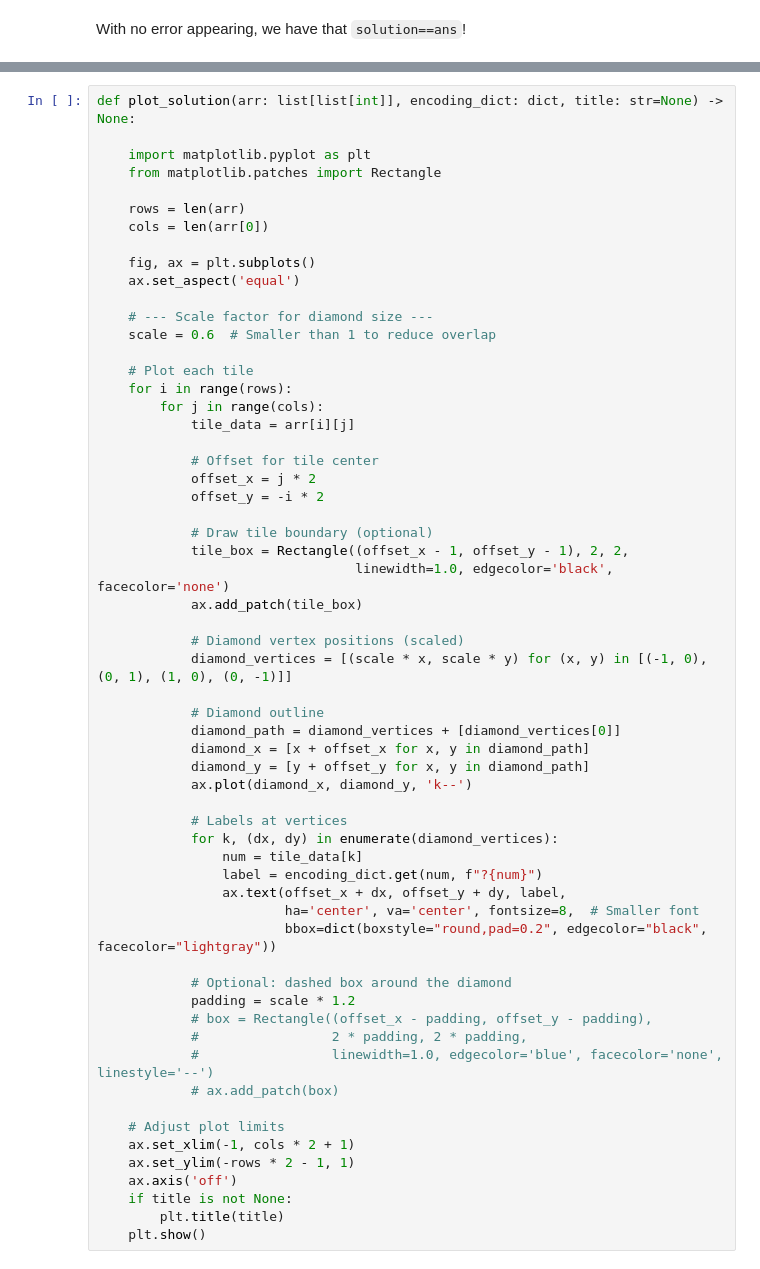
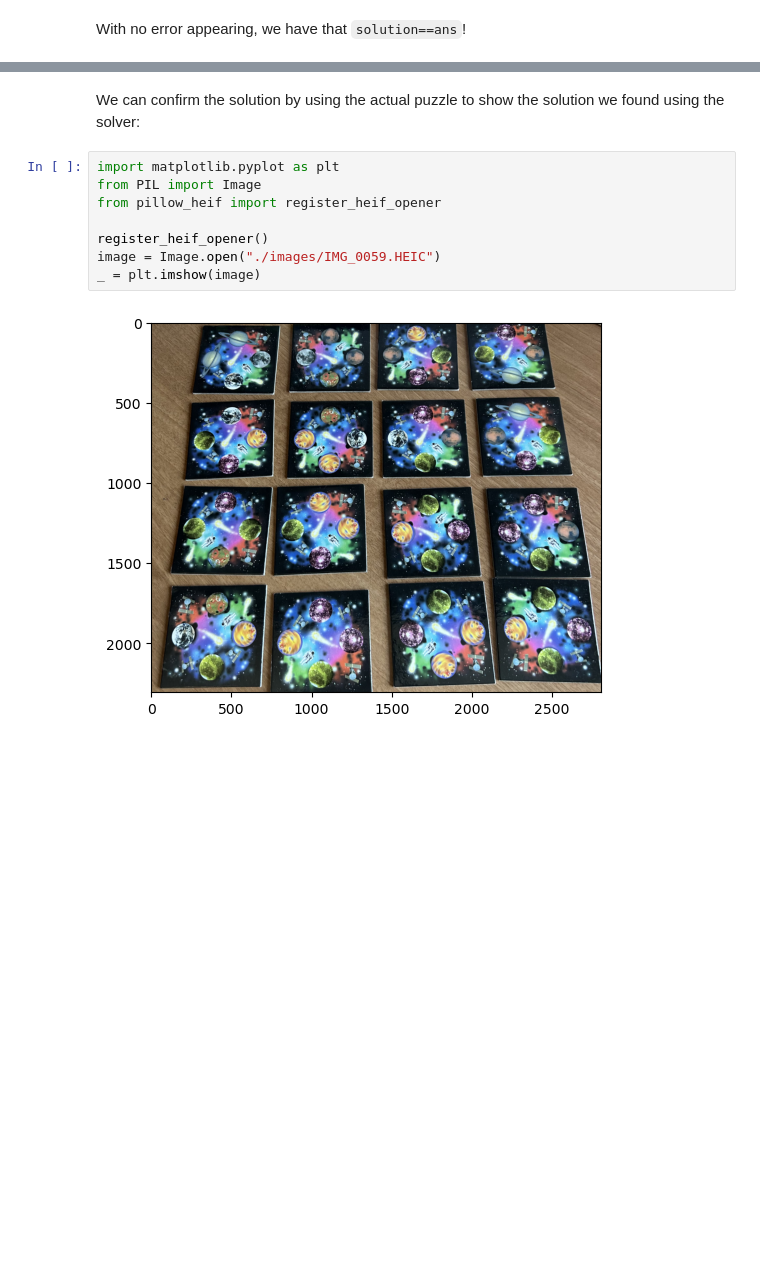
Before and after one commit to will-friend/Out-Of-This-WORLD-Solver, a Jupyter notebook: PuzzleNotebook.ipynb, the cells around one changed output, grey strips where cells are left out. Drawn from its saved outputs; the diff is of its cells as text; blank space fills up the shorter version.

```diff
--- a/PuzzleNotebook.ipynb
+++ b/PuzzleNotebook.ipynb
@@ -327,60 +409,12 @@ plot_solution(ans, encoding_dict, title="Solver Solution")
-# %%
-def plot_solution(arr: list[list[int]], encoding_dict: dict, title: str=None) -> None:
-
-    import matplotlib.pyplot as plt
-    from matplotlib.patches import Rectangle
-
-    rows = len(arr)
-    cols = len(arr[0])
-
-    fig, ax = plt.subplots()
-    ax.set_aspect('equal')
-
-    # --- Scale factor for diamond size ---
-    scale = 0.6  # Smaller than 1 to reduce overlap
-
-    # Plot each tile
-    for i in range(rows):
-        for j in range(cols):
-            tile_data = arr[i][j]
-
-            # Offset for tile center
-            offset_x = j * 2
-            offset_y = -i * 2
-
-            # Draw tile boundary (optional)
-            tile_box = Rectangle((offset_x - 1, offset_y - 1), 2, 2,
-                                 linewidth=1.0, edgecolor='black', facecolor='none')
-            ax.add_patch(tile_box)
-
-            # Diamond vertex positions (scaled)
-            diamond_vertices = [(scale * x, scale * y) for (x, y) in [(-1, 0), (0, 1), (1, 0), (0, -1)]]
-
-            # Diamond outline
-            diamond_path = diamond_vertices + [diamond_vertices[0]]
-            diamond_x = [x + offset_x for x, y in diamond_path]
-            diamond_y = [y + offset_y for x, y in diamond_path]
-            ax.plot(diamond_x, diamond_y, 'k--')
-
-            # Labels at vertices
-            for k, (dx, dy) in enumerate(diamond_vertices):
-                num = tile_data[k]
-                label = encoding_dict.get(num, f"?{num}")
-                ax.text(offset_x + dx, offset_y + dy, label,
-                        ha='center', va='center', fontsize=8,  # Smaller font
-                        bbox=dict(boxstyle="round,pad=0.2", edgecolor="black", facecolor="lightgray"))
-
-            # Optional: dashed box around the diamond
-            padding = scale * 1.2
-            # box = Rectangle((offset_x - padding, offset_y - padding),
-            #                 2 * padding, 2 * padding,
-            #                 linewidth=1.0, edgecolor='blue', facecolor='none', linestyle='--')
-            # ax.add_patch(box)
-
-    # Adjust plot limits
-    ax.set_xlim(-1, cols * 2 + 1)
-    ax.set_ylim(-rows * 2 - 1, 1)
-    ax.axis('off')
-    if title is not None:
-        plt.title(title)
-    plt.show()
+# %% [markdown]
+We can confirm the solution by using the actual puzzle to show the solution we found using the solver:
+# %%
+import matplotlib.pyplot as plt
+from PIL import Image
+from pillow_heif import register_heif_opener
+
+register_heif_opener()
+image = Image.open("./images/IMG_0059.HEIC")
+_ = plt.imshow(image)
+# %% [output]
+[figure, added]
```
Also changed, not shown: parts of 41 cells of this notebook, 2 other files.
